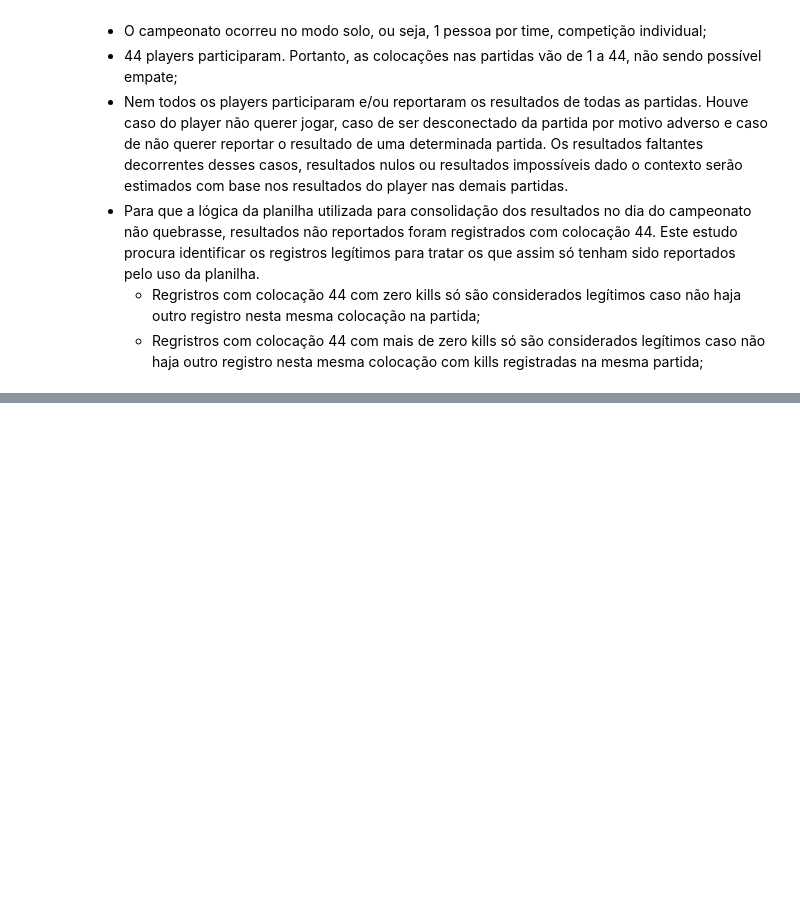
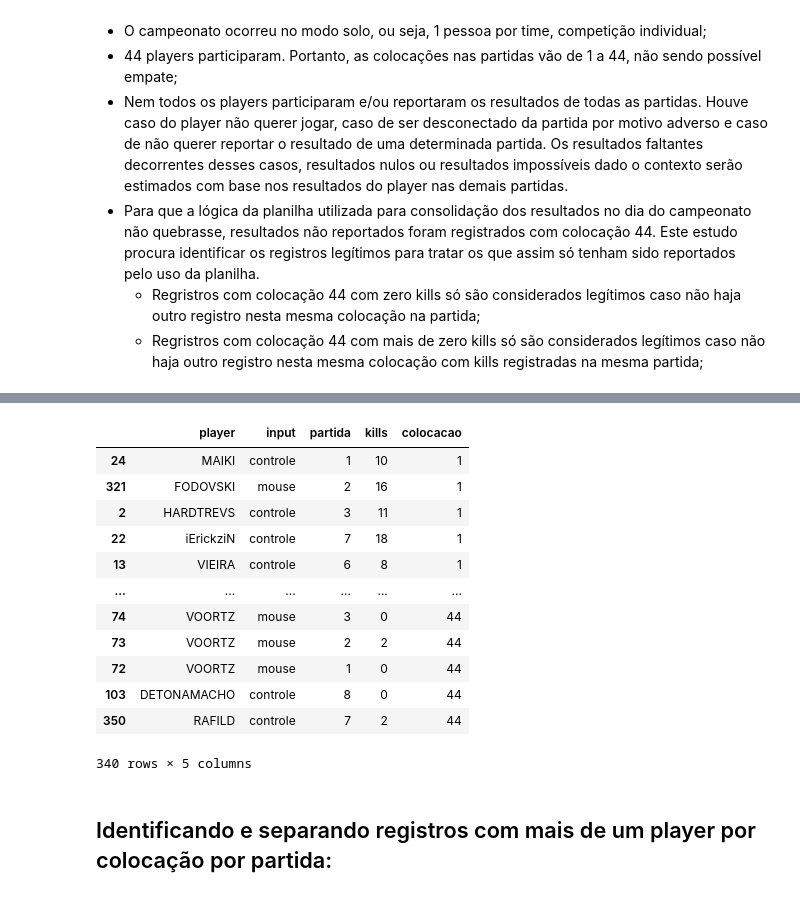
Before and after one commit to GodoyLucas/king_of_rebirth, a Jupyter notebook: King_of_Rebirth.ipynb, the cells around one changed output, grey strips where cells are left out. Cells and saved outputs as stored; diff of their text form; code cells hidden in the pictures; blank space fills up the shorter version.

```diff
--- a/King_of_Rebirth.ipynb
+++ b/King_of_Rebirth.ipynb
@@ -796,0 +146,19 @@ players_a_serem_tratados_partida_8
+# %%
+registros_sem_colocacao_0 = final[final.index.isin(list(set(final.index) - set(registros_com_colocacao_0.index)))]
+registros_sem_colocacao_0.sort_values('colocacao')
+# %% [output]
+|  | player | input | partida | kills | colocacao |
+| 24 | MAIKI | controle | 1 | 10 | 1 |
+| 321 | FODOVSKI | mouse | 2 | 16 | 1 |
+| 2 | HARDTREVS | controle | 3 | 11 | 1 |
+| 22 | iErickziN | controle | 7 | 18 | 1 |
+| 13 | VIEIRA | controle | 6 | 8 | 1 |
+| ... | ... | ... | ... | ... | ... |
+| 74 | VOORTZ | mouse | 3 | 0 | 44 |
+| 73 | VOORTZ | mouse | 2 | 2 | 44 |
+| 72 | VOORTZ | mouse | 1 | 0 | 44 |
+| 103 | DETONAMACHO | controle | 8 | 0 | 44 |
+| 350 | RAFILD | controle | 7 | 2 | 44 |
+340 rows × 5 columns
+# %% [markdown]
+## Identificando e separando registros com mais de um player por colocação por partida:
```
Also changed, not shown: parts of 160 cells of this notebook.
